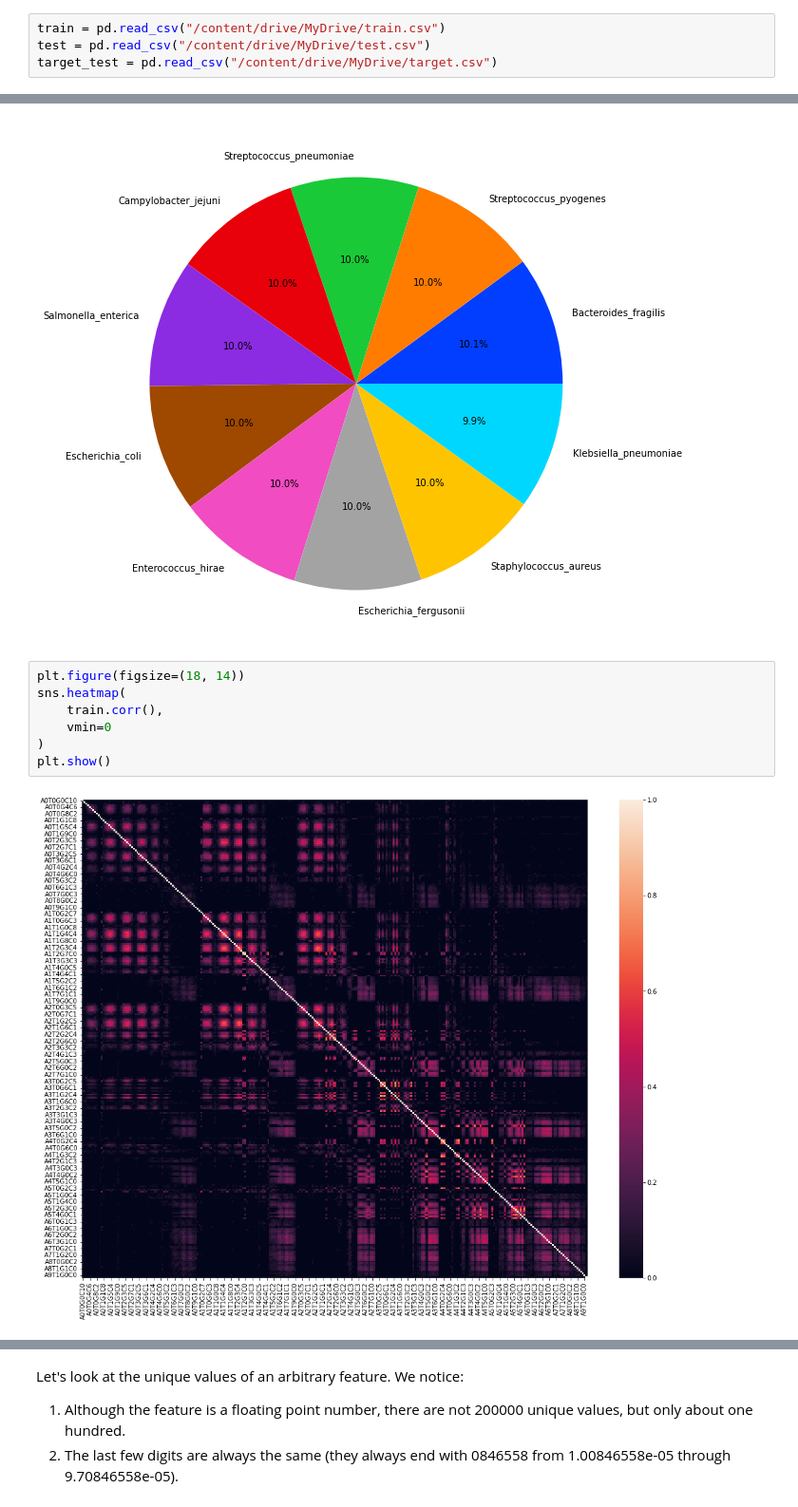
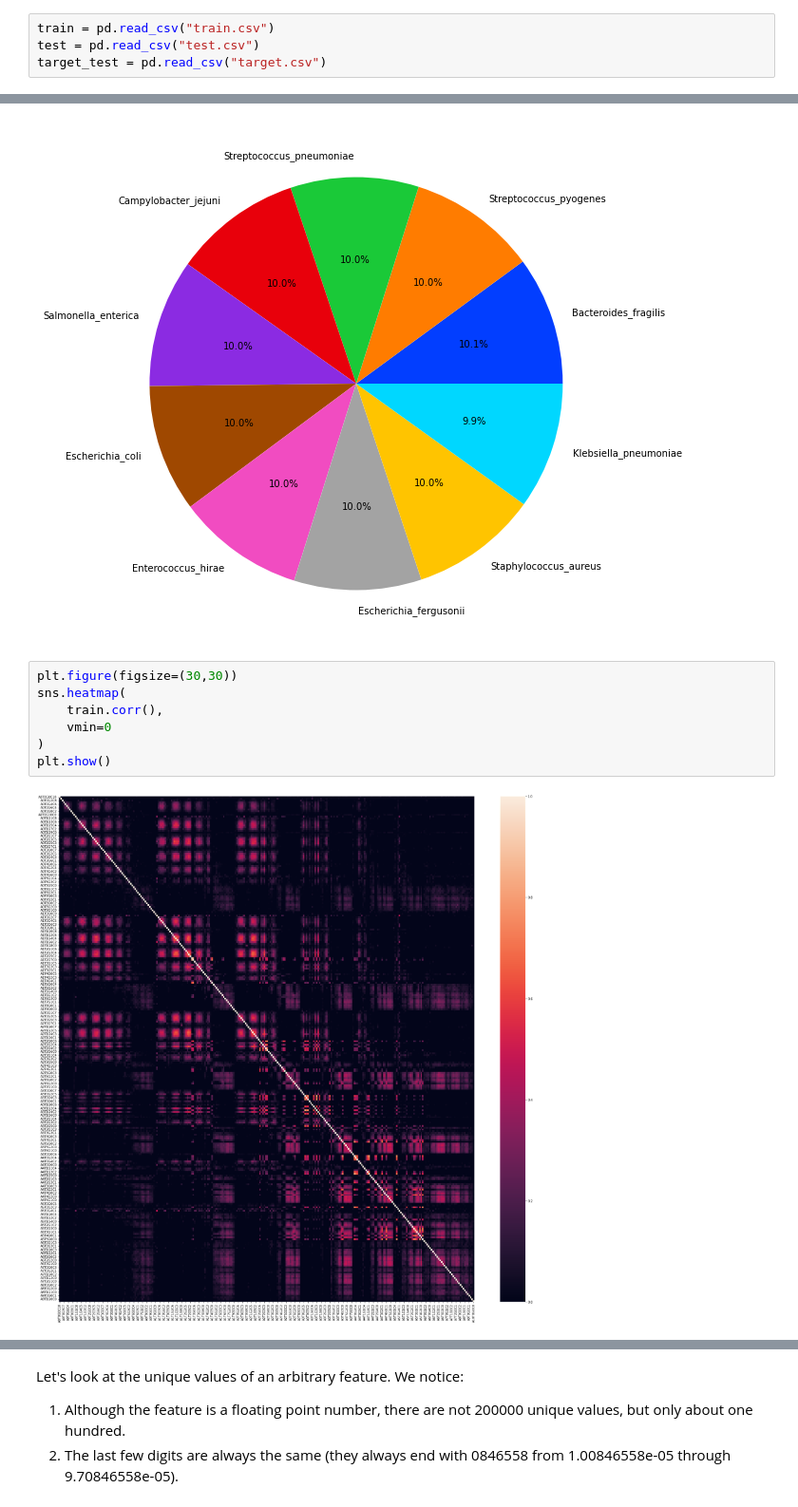
Before and after one commit to krish-navulla/Bacterial-Species-Identification, a Jupyter notebook: Guided_SampleNotebook_BacterialSpeciesIdentification.ipynb, the cells around one changed output, grey strips where cells are left out. Shown at 95% size. Drawn from its saved outputs; the diff is of its cells as text.

```diff
--- a/Guided_SampleNotebook_BacterialSpeciesIdentification.ipynb
+++ b/Guided_SampleNotebook_BacterialSpeciesIdentification.ipynb
@@ -27,9 +27,9 @@ Drive already mounted at /content/drive; to attempt to forcibly remount, call dr
 # %% [markdown]
 # EDA
 # %%
-train = pd.read_csv("/content/drive/MyDrive/train.csv")
-test = pd.read_csv("/content/drive/MyDrive/test.csv")
-target_test = pd.read_csv("/content/drive/MyDrive/target.csv")
+train = pd.read_csv("train.csv")
+test = pd.read_csv("test.csv")
+target_test = pd.read_csv("target.csv")
 # %%
 train.drop(columns=["row_id"], inplace=True)
 train
@@ -114,14 +118,14 @@ plt.show()
 # %% [output]
 [figure]
 # %%
-plt.figure(figsize=(18, 14))
+plt.figure(figsize=(30,30))
 sns.heatmap(
     train.corr(),
     vmin=0
 )
 plt.show()
 # %% [output]
-[figure, old version]
+[figure, new version]
 # %%
 correlation = train.corr()
 threshold = 0.7
```
Also changed, not shown: parts of 11 cells of this notebook.
